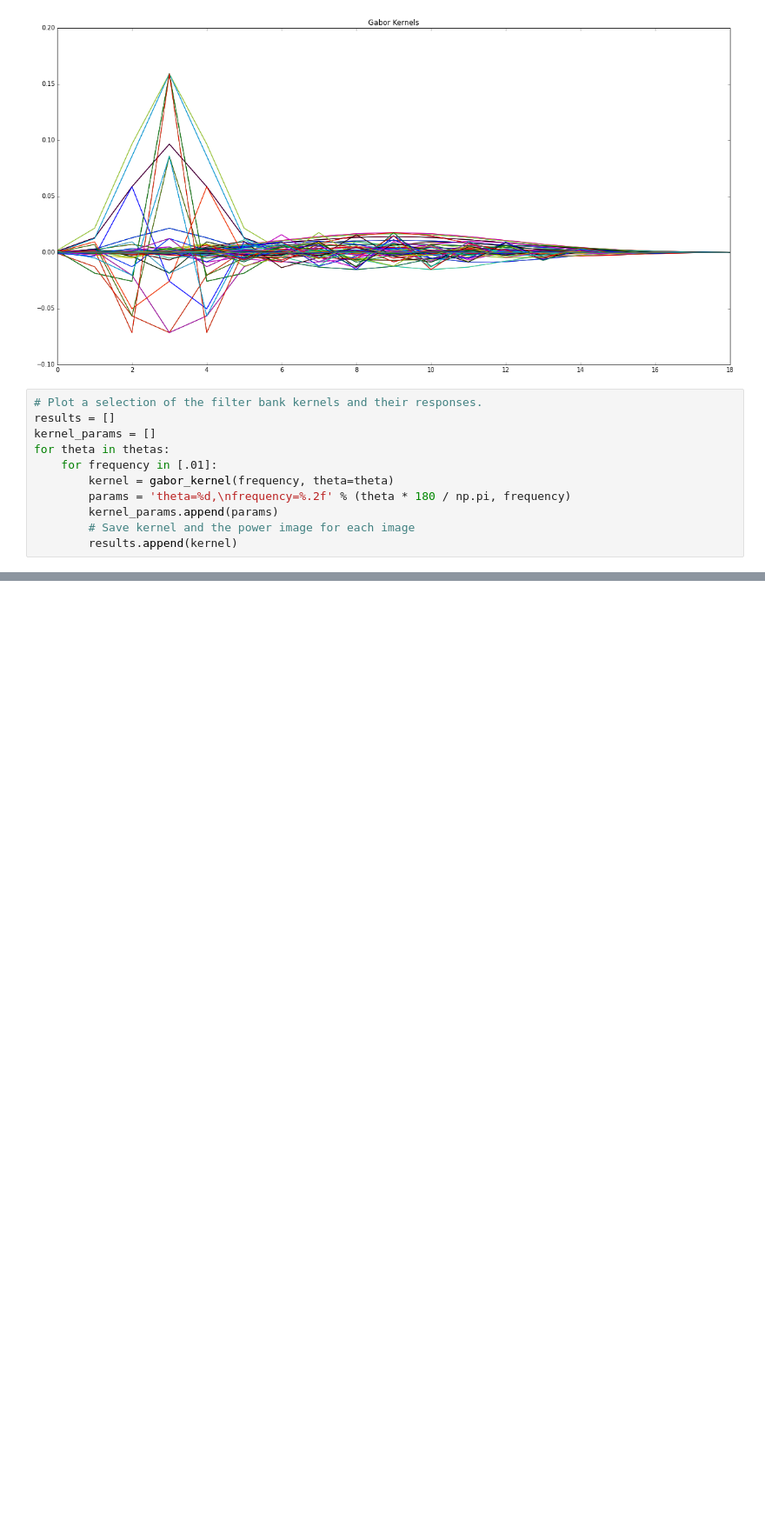
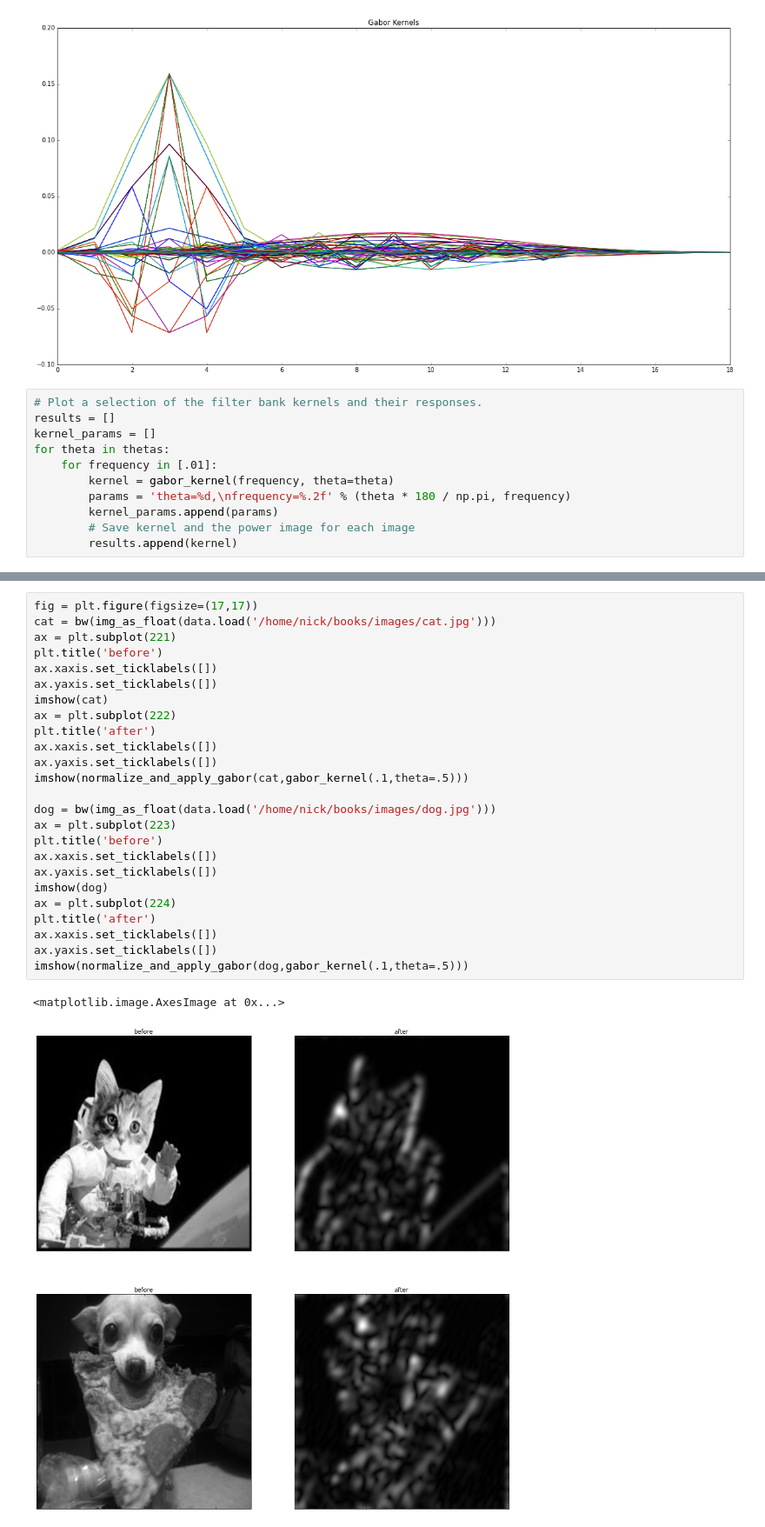
Before and after one commit to DeSistoNV/books, a Jupyter notebook: gabors_from_scratch.ipynb, the cells around one changed output, grey strips where cells are left out. Shown at 87% size. Cells and saved outputs as stored; diff of their text form; blank space fills up the shorter version.

```diff
--- a/gabors_from_scratch.ipynb
+++ b/gabors_from_scratch.ipynb
@@ -70,0 +100,28 @@ MemoryError:
+# %%
+fig = plt.figure(figsize=(17,17))
+cat = bw(img_as_float(data.load('/home/nick/books/images/cat.jpg')))
+ax = plt.subplot(221)
+plt.title('before')
+ax.xaxis.set_ticklabels([])
+ax.yaxis.set_ticklabels([])
+imshow(cat)
+ax = plt.subplot(222)
+plt.title('after')
+ax.xaxis.set_ticklabels([])
+ax.yaxis.set_ticklabels([])
+imshow(normalize_and_apply_gabor(cat,gabor_kernel(.1,theta=.5)))
+
+dog = bw(img_as_float(data.load('/home/nick/books/images/dog.jpg')))
+ax = plt.subplot(223)
+plt.title('before')
+ax.xaxis.set_ticklabels([])
+ax.yaxis.set_ticklabels([])
+imshow(dog)
+ax = plt.subplot(224)
+plt.title('after')
+ax.xaxis.set_ticklabels([])
+ax.yaxis.set_ticklabels([])
+imshow(normalize_and_apply_gabor(dog,gabor_kernel(.1,theta=.5)))
+# %% [output]
+<matplotlib.image.AxesImage at 0x...>
+[figure, added]
```
Also changed, not shown: parts of 5 cells of this notebook.
